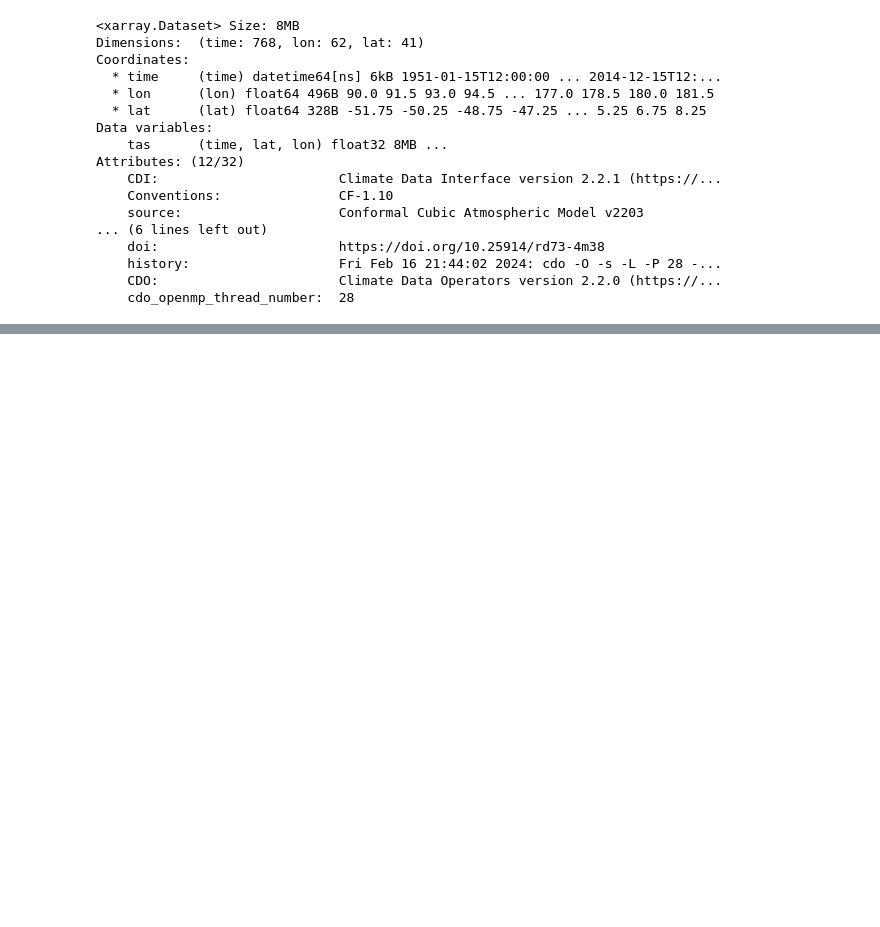
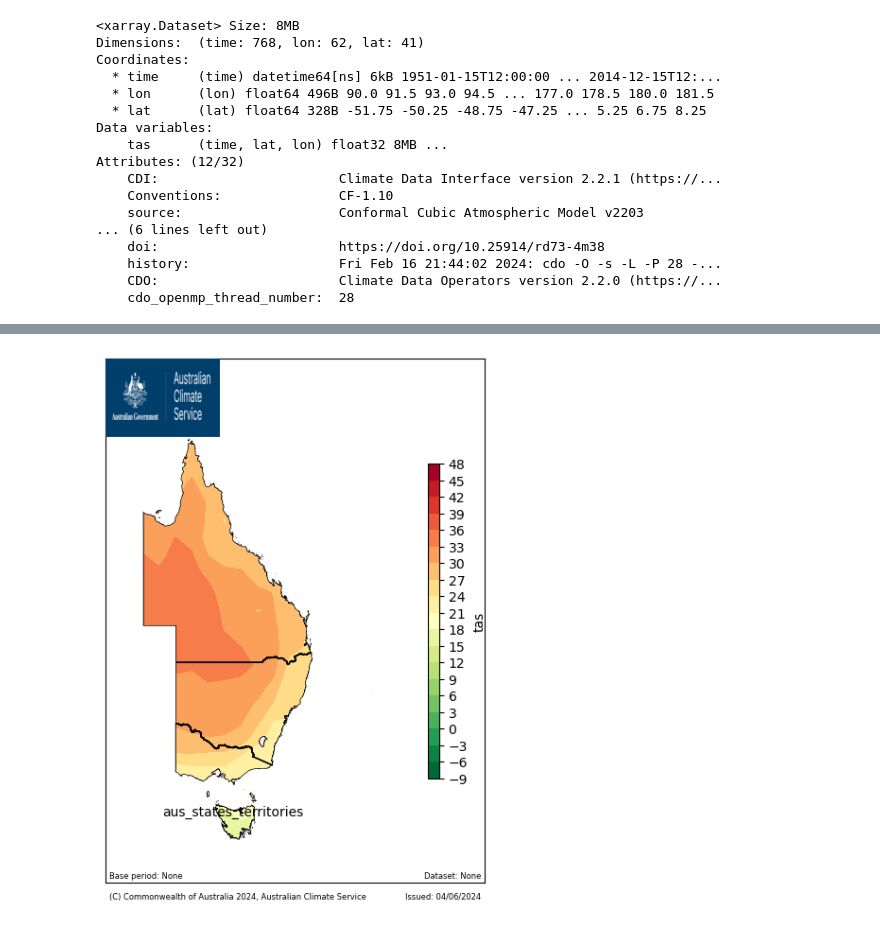
Before and after one commit to AusClimateService/plotting_maps, a Jupyter notebook: aus_map_shape.ipynb, the cells around one changed output, grey strips where cells are left out. Saved outputs shown, nothing was run; the diff lists cells and outputs as text; code cells hidden in the pictures; blank space fills up the shorter version.

```diff
--- a/aus_map_shape.ipynb
+++ b/aus_map_shape.ipynb
@@ -409,3 +421,21 @@ plot_aus_shapefiles(name = name,
+# %%
+plot_aus_shapefiles(name = name,
+                    data = data,
+                    facecolor = facecolor,
+                    edgecolor = edgecolor,
+                    title = None,
+                    crs = crs,
+                    area_linewidth = area_linewidth,
+                    xlim = xlim,
+                    ylim = ylim,
+                    cmap = cmap,
+                    cbar_extent = cbar_extent,
+                    varname = varname,
+                    ticks=ticks,
+                   contourf=True,
+                   select_area=["New South Wales", "Victoria", "Tasmania", "Queensland"]);
+# %% [output]
+[figure, added]
 # %%
 facecolor = "white" # "lightgrey", "none"
 edgecolor = "black" # "white"
```
Also changed, not shown: parts of 12 cells of this notebook, 14 other files.
